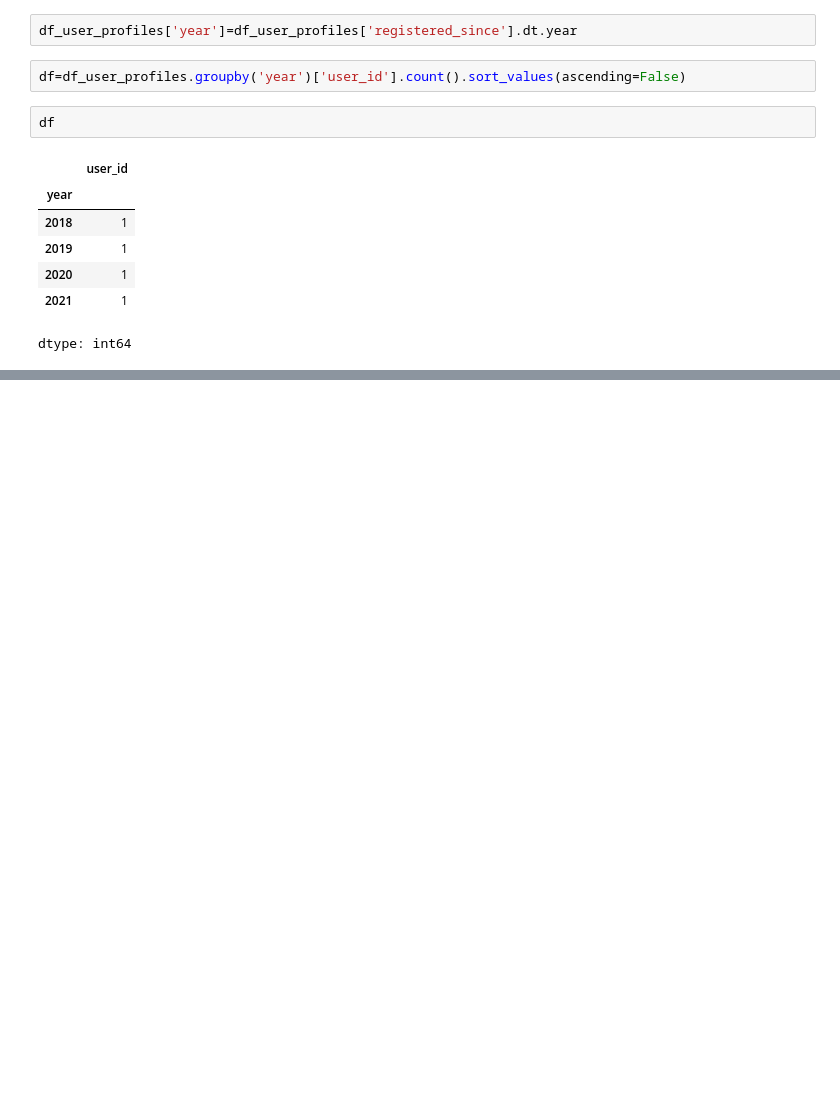
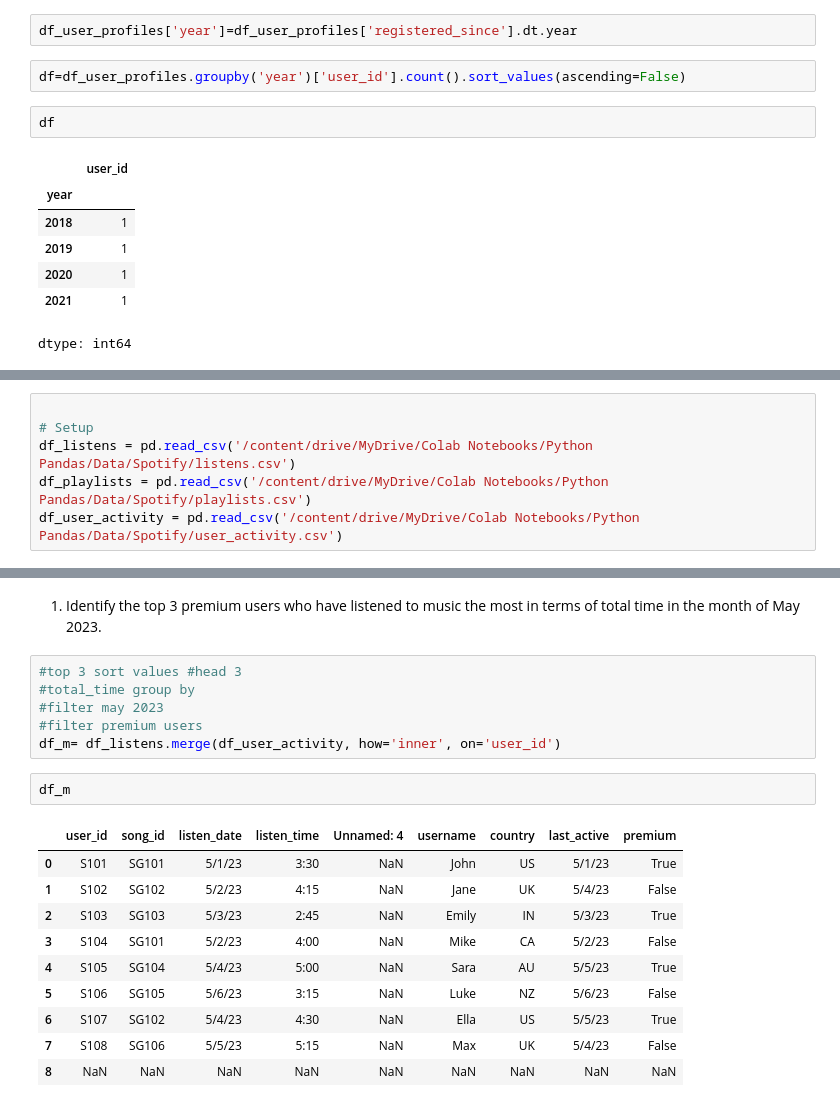
Before and after one commit to nehagovekar/100_DAYS_OF_MACHINE_LEARNING, a Jupyter notebook: Pandas_Practice_On_ProductCompanies.ipynb, the cells around one changed output, grey strips where cells are left out. Drawn from its saved outputs; the diff is of its cells as text; blank space fills up the shorter version.

```diff
--- a/Pandas_Practice_On_ProductCompanies.ipynb
+++ b/Pandas_Practice_On_ProductCompanies.ipynb
@@ -555,0 +680,6 @@ dtype: int64
+# %%
+
+# Setup
+df_listens = pd.read_csv('/content/drive/MyDrive/Colab Notebooks/Python Pandas/Data/Spotify/listens.csv')
+df_playlists = pd.read_csv('/content/drive/MyDrive/Colab Notebooks/Python Pandas/Data/Spotify/playlists.csv')
+df_user_activity = pd.read_csv('/content/drive/MyDrive/Colab Notebooks/Python Pandas/Data/Spotify/user_activity.csv')
@@ -555,0 +725,21 @@ dtype: int64
+# %% [markdown]
+1. Identify the top 3 premium users who have listened to music the most in terms of total time in the month of May 2023.
+# %%
+#top 3 sort values #head 3
+#total_time group by
+#filter may 2023
+#filter premium users
+df_m= df_listens.merge(df_user_activity, how='inner', on='user_id')
+# %%
+df_m
+# %% [output]
+|  | user_id | song_id | listen_date | listen_time | Unnamed: 4 | username | country | last_active | premium |
+| 0 | S101 | SG101 | 5/1/23 | 3:30 | NaN | John | US | 5/1/23 | True |
+| 1 | S102 | SG102 | 5/2/23 | 4:15 | NaN | Jane | UK | 5/4/23 | False |
+| 2 | S103 | SG103 | 5/3/23 | 2:45 | NaN | Emily | IN | 5/3/23 | True |
+| 3 | S104 | SG101 | 5/2/23 | 4:00 | NaN | Mike | CA | 5/2/23 | False |
+| 4 | S105 | SG104 | 5/4/23 | 5:00 | NaN | Sara | AU | 5/5/23 | True |
+| 5 | S106 | SG105 | 5/6/23 | 3:15 | NaN | Luke | NZ | 5/6/23 | False |
+| 6 | S107 | SG102 | 5/4/23 | 4:30 | NaN | Ella | US | 5/5/23 | True |
+| 7 | S108 | SG106 | 5/5/23 | 5:15 | NaN | Max | UK | 5/4/23 | False |
+| 8 | NaN | NaN | NaN | NaN | NaN | NaN | NaN | NaN | NaN |
```
Also changed, not shown: parts of 23 cells of this notebook.
